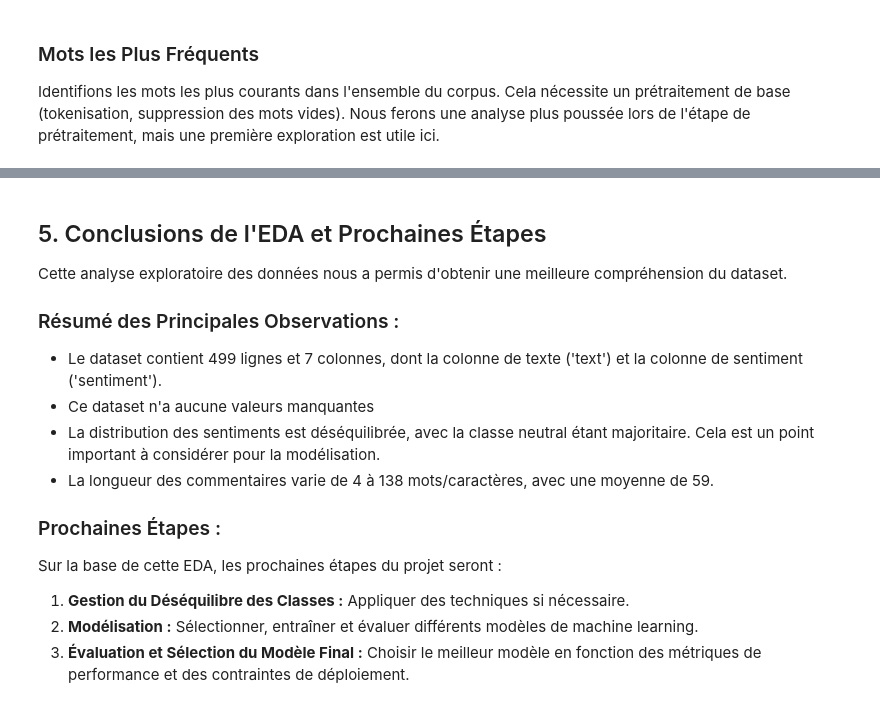
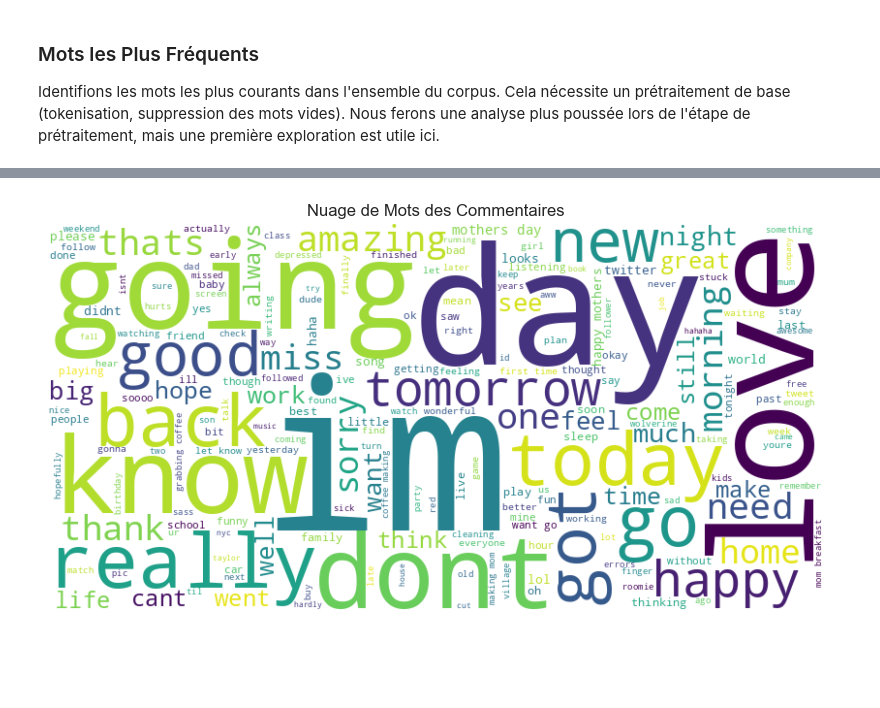
Before and after one commit to INFO-DECISIO/sentiment_analysis_by_Performer, a Jupyter notebook: notebooks/1_data_exploration.ipynb, the cells around one changed output, grey strips where cells are left out. Cells and saved outputs as stored; diff of their text form; code cells hidden in the pictures; blank space fills up the shorter version.

Commit message:
Exploration avec analyse des mots fréquents

```diff
--- a/notebooks/1_data_exploration.ipynb
+++ b/notebooks/1_data_exploration.ipynb
@@ -250,16 +259,18 @@ if df is not None and text_column in df.columns:
-# %% [markdown]
-## 5. Conclusions de l'EDA et Prochaines Étapes
-
-Cette analyse exploratoire des données nous a permis d'obtenir une meilleure compréhension du dataset.
-
-### Résumé des Principales Observations :
- * Le dataset contient 499 lignes et 7 colonnes, dont la colonne de texte ('text') et la colonne de sentiment ('sentiment').
- * Ce dataset n'a aucune valeurs manquantes
- * La distribution des sentiments est déséquilibrée, avec la classe neutral étant majoritaire. Cela est un point important à considérer pour la modélisation.
- * La longueur des commentaires varie de 4 à 138 mots/caractères, avec une moyenne de 59.
-
-### Prochaines Étapes :
-Sur la base de cette EDA, les prochaines étapes du projet seront :
-1. **Gestion du Déséquilibre des Classes :** Appliquer des techniques si nécessaire.
-2. **Modélisation :** Sélectionner, entraîner et évaluer différents modèles de machine learning.
-3. **Évaluation et Sélection du Modèle Final :** Choisir le meilleur modèle en fonction des métriques de performance et des contraintes de déploiement.
+# %%
+# Génération du Word Cloud
+# Installez la bibliothèque si nécessaire : pip install wordcloud
+
+from wordcloud import WordCloud
+
+if 'words' in locals() and len(words) > 0: # Vérifie si la liste 'words' a été créée et n'est pas vide
+    wordcloud = WordCloud(width=800, height=400, background_color='white').generate(" ".join(words))
+
+    plt.figure(figsize=(10, 7))
+    plt.imshow(wordcloud, interpolation='bilinear')
+    plt.axis("off") # Masque les axes
+    plt.title('Nuage de Mots des Commentaires')
+    plt.show()
+elif df is not None and text_column in df.columns:
+     print("Impossible de générer le word cloud : la liste de mots est vide ou n'a pas pu être créée. Vérifiez la colonne de texte et le processus de nettoyage.")
+# %% [output]
+[figure, added]
```
Also changed, not shown: parts of 5 cells of this notebook.
